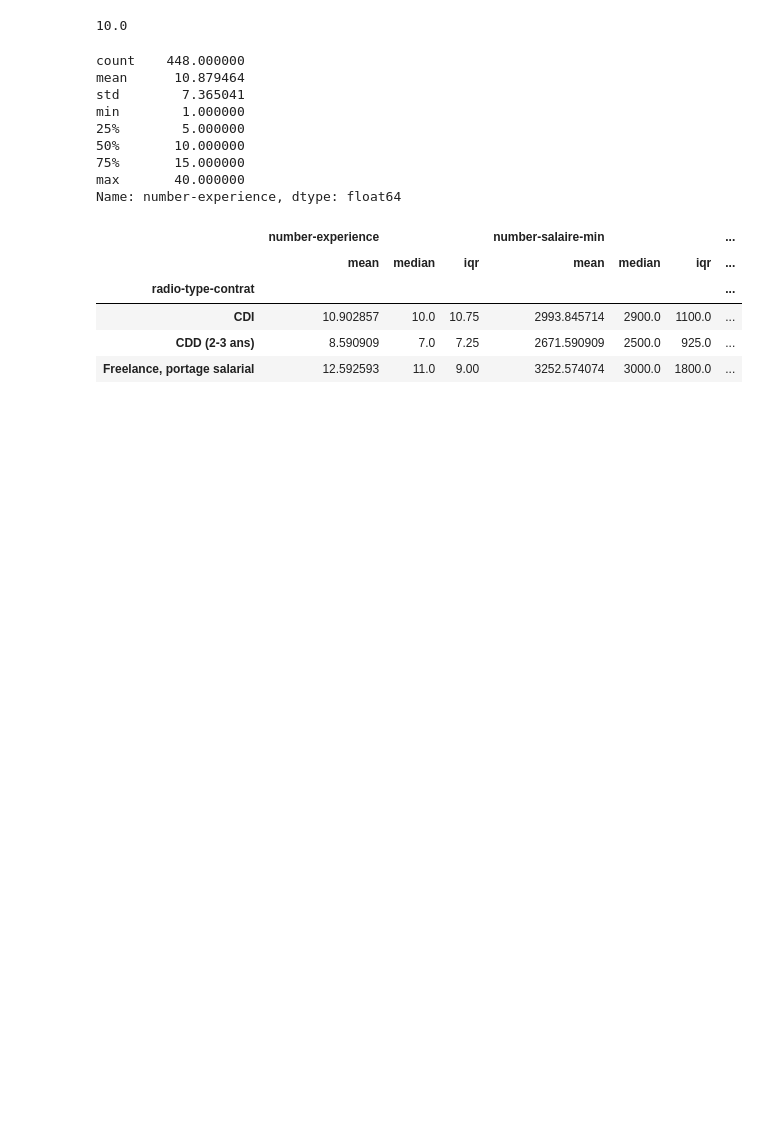
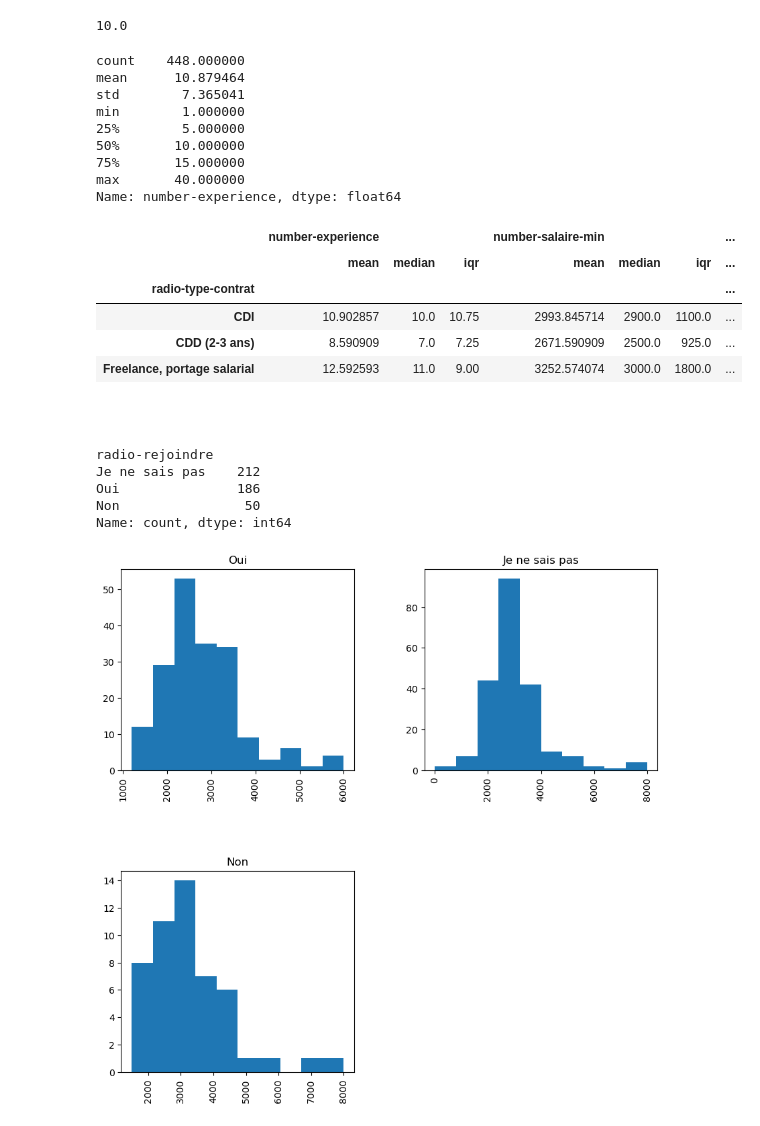
Before and after one commit to IssaBanzanKonate97/Statistiques_descriptives_et_exploratoires, a Jupyter notebook: Statistique.ipynb, the cells around one changed output. Saved outputs shown, nothing was run; the diff lists cells and outputs as text; code cells hidden in the pictures; blank space fills up the shorter version.

```diff
--- a/Statistique.ipynb
+++ b/Statistique.ipynb
@@ -515,3 +515,17 @@ public_digital_df.groupby(["radio-type-contrat"])[["number-experience", "number-
 | CDI | 10.902857 | 10.0 | 10.75 | 2993.845714 | 2900.0 | 1100.0 | ... |
 | CDD (2-3 ans) | 8.590909 | 7.0 | 7.25 | 2671.590909 | 2500.0 | 925.0 | ... |
 | Freelance, portage salarial | 12.592593 | 11.0 | 9.00 | 3252.574074 | 3000.0 | 1800.0 | ... |
+# %% [markdown]
+<span style="color: white; font-weight: bold; font-size: 50px;"> Itération 1: qui veut rejoindre le service public</span>
+# %%
+public_digital_df["radio-rejoindre"].value_counts()
+# %% [output]
+radio-rejoindre
+Je ne sais pas    212
+Oui               186
+Non                50
+Name: count, dtype: int64
+# %%
+plot = public_digital_df.hist(column="number-salaire-min", by="radio-rejoindre", figsize=(10, 10), align='mid')
+# %% [output]
+[figure, added]
```
Also changed, not shown: parts of 5 cells of this notebook.
